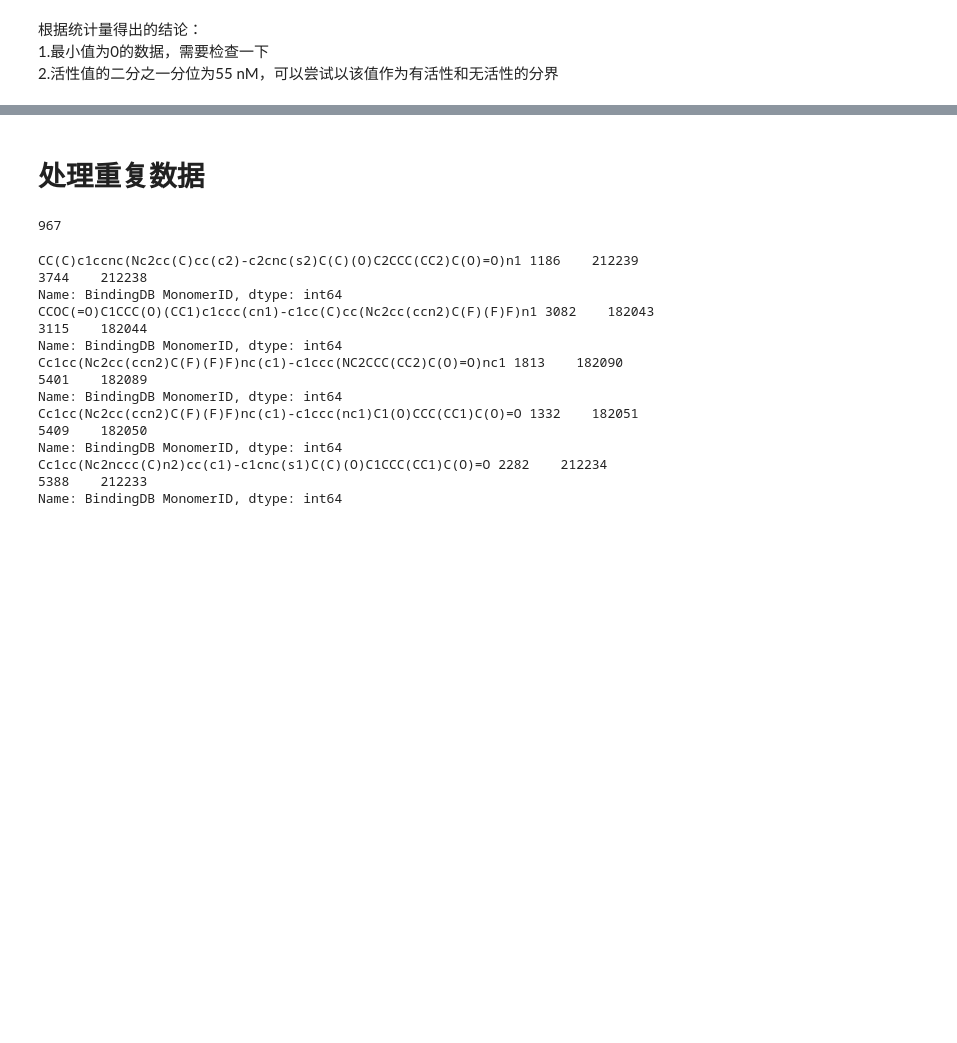
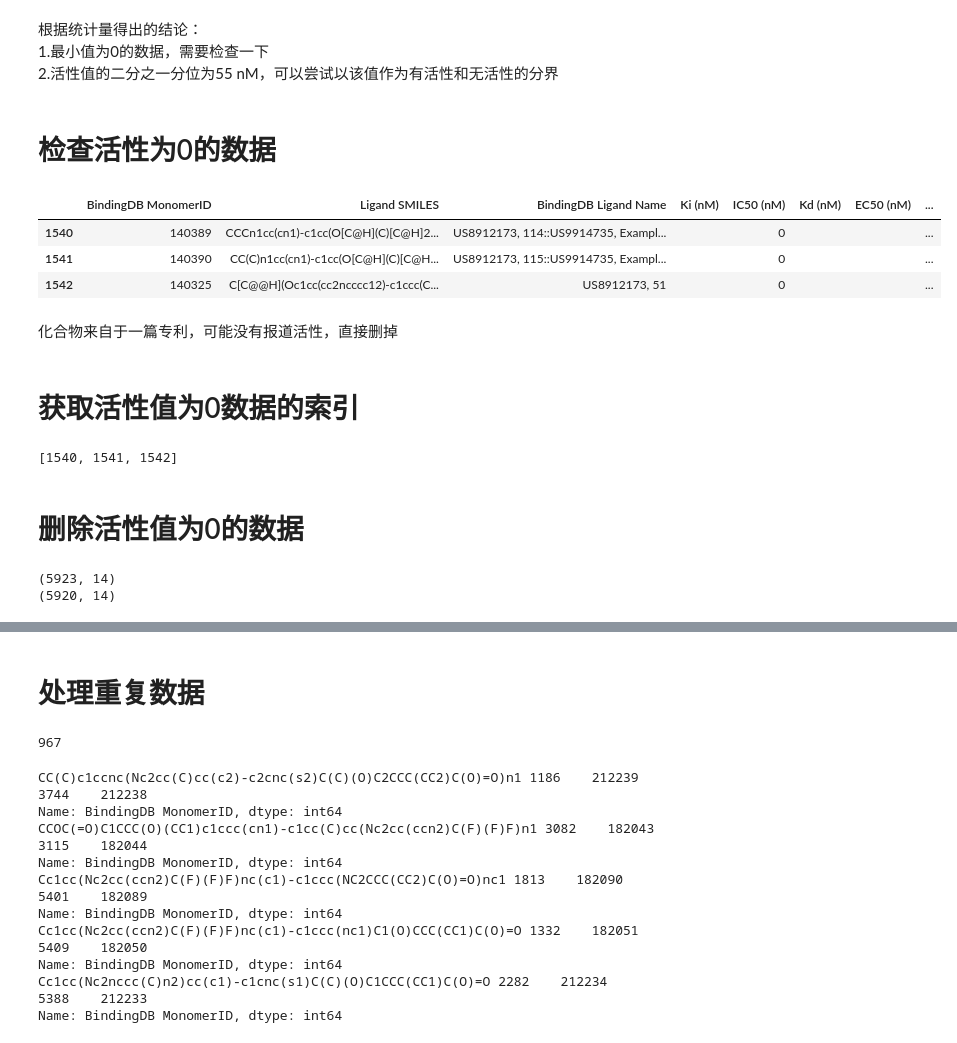
Before and after one commit to dreadlesss/utility, a Jupyter notebook: preprocessing.ipynb, the cells around one changed output, grey strips where cells are left out. Saved outputs shown, nothing was run; the diff lists cells and outputs as text; code cells hidden in the pictures; blank space fills up the shorter version.

```diff
--- a/Untitled.ipynb
+++ b/preprocessing.ipynb
@@ -107,3 +125,30 @@ df.head(1)
 根据统计量得出的结论：<br />
 1.最小值为0的数据，需要检查一下<br />
 2.活性值的二分之一分位为55 nM，可以尝试以该值作为有活性和无活性的分界
+# %% [markdown]
+# 检查活性为0的数据
+# %%
+df[~df['activity'].str.contains('<|>')][df[~df['activity'].str.contains('<|>')]['activity'].astype('float64') == 0]
+# %% [output]
+|  | BindingDB MonomerID | Ligand SMILES | BindingDB Ligand Name | Ki (nM) | IC50 (nM) | Kd (nM) | EC50 (nM) | ... |
+| 1540 | 140389 | CCCn1cc(cn1)-c1cc(O[C@H](C)[C@H]2... | US8912173, 114::US9914735, Exampl... |  | 0 |  |  | ... |
+| 1541 | 140390 | CC(C)n1cc(cn1)-c1cc(O[C@H](C)[C@H... | US8912173, 115::US9914735, Exampl... |  | 0 |  |  | ... |
+| 1542 | 140325 | C[C@@H](Oc1cc(cc2ncccc12)-c1ccc(C... | US8912173, 51 |  | 0 |  |  | ... |
+# %% [markdown]
+化合物来自于一篇专利，可能没有报道活性，直接删掉
+# %% [markdown]
+# 获取活性值为0数据的索引
+# %%
+index_del = df[~df['activity'].str.contains('<|>')][df[~df['activity'].str.contains('<|>')]['activity'].astype('float64') == 0].index.to_list()
+index_del
+# %% [output]
+[1540, 1541, 1542]
+# %% [markdown]
+# 删除活性值为0的数据
+# %%
+print(df.shape)
+df.drop(index=index_del, inplace=True)
+print(df.shape)
+# %% [output]
+(5923, 14)
+(5920, 14)
```
Also changed, not shown: parts of 6 cells of this notebook.
